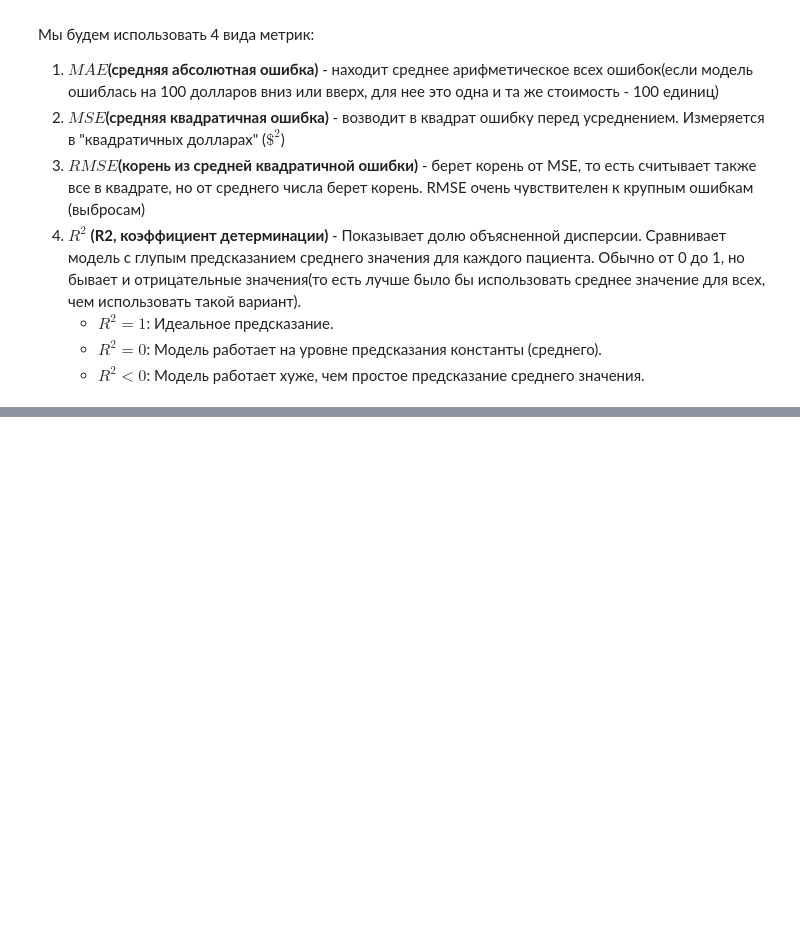
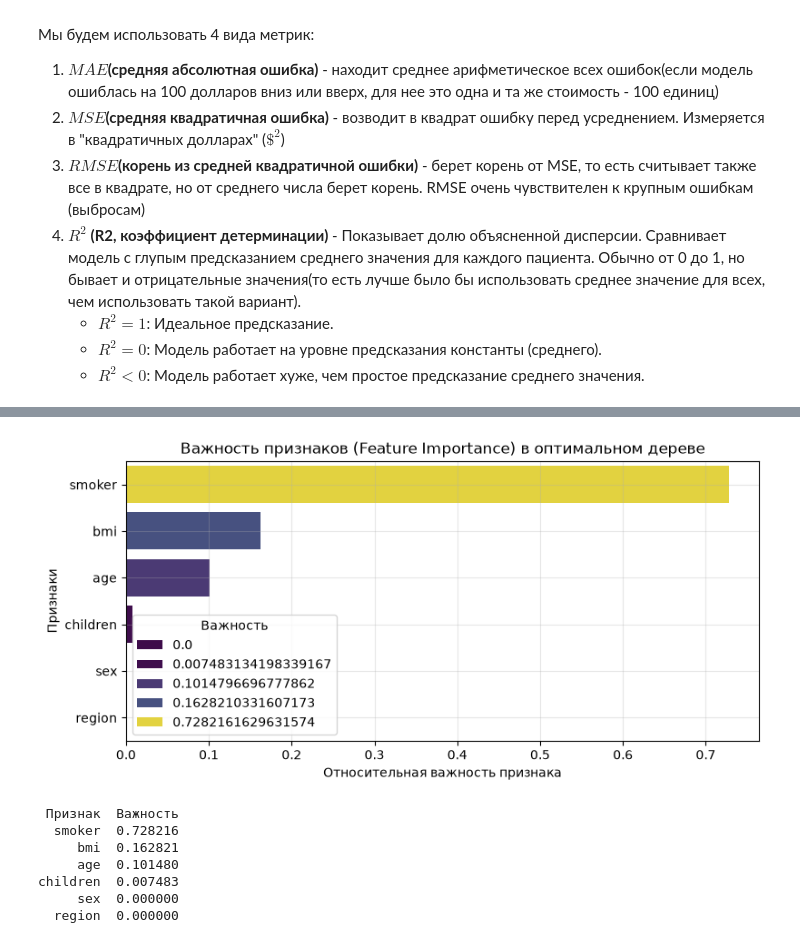
Before and after one commit to elena-kornaeva/Practice_DecisionTreeRegressor, a Jupyter notebook: notebooks/02_Baseline_Models.ipynb, the cells around one changed output, grey strips where cells are left out. Saved outputs shown, nothing was run; the diff lists cells and outputs as text; code cells hidden in the pictures; blank space fills up the shorter version.

```diff
--- a/notebooks/02_Baseline_Models.ipynb
+++ b/notebooks/02_Baseline_Models.ipynb
@@ -106,0 +208,31 @@ plt.show()
+# %%
+# Получаем важность признаков из финального оптимального дерева
+importances = best_tree.feature_importances_
+features = X_train.columns
+
+# Создаем датафрейм для удобства визуализации
+importance_df = pd.DataFrame({
+    'Признак': features,
+    'Важность': importances
+}).sort_values(by='Важность', ascending=False)
+
+# Строим график
+plt.figure(figsize=(9, 4))
+sns.barplot(x='Важность', y='Признак', data=importance_df, palette='viridis',hue='Важность')
+plt.title('Важность признаков (Feature Importance) в оптимальном дереве')
+plt.xlabel('Относительная важность признака')
+plt.ylabel('Признаки')
+plt.grid(True, alpha=0.3)
+plt.show()
+
+# Выводим текстовые значения
+print(importance_df.to_string(index=False))
+# %% [output]
+[figure, added]
+ Признак  Важность
+  smoker  0.728216
+     bmi  0.162821
+     age  0.101480
+children  0.007483
+     sex  0.000000
+  region  0.000000
```
Also changed, not shown: parts of 14 cells of this notebook.
